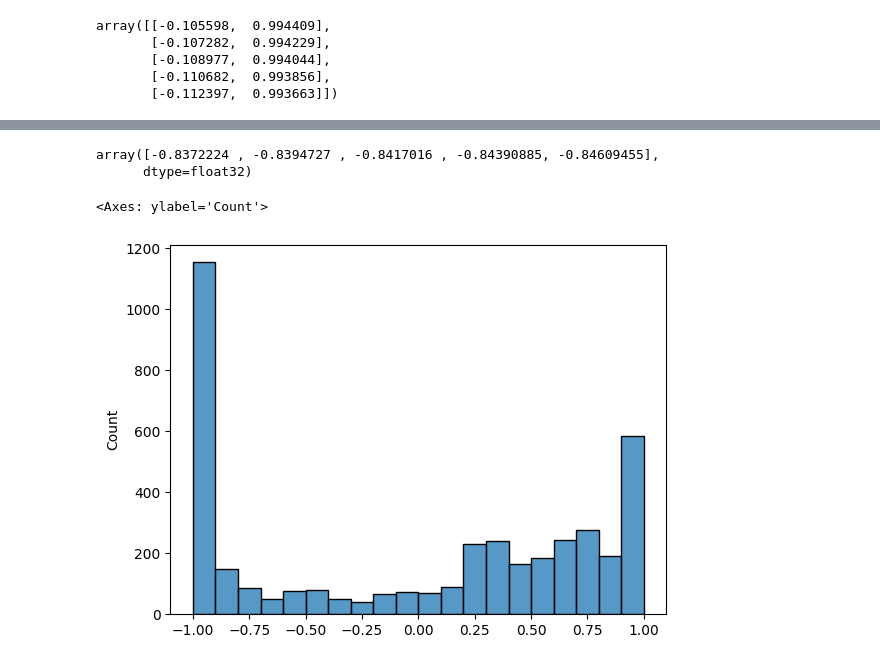
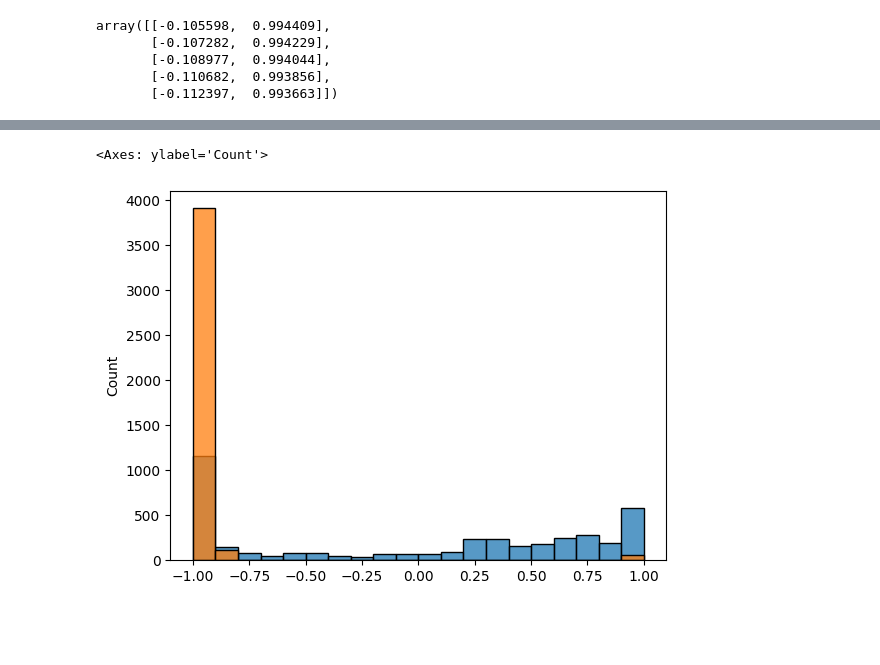
Before and after one commit to jerrymhuang/DreamDrone, a Jupyter notebook: FinalProject/exploration/trajectories.ipynb, the cells around one changed output, grey strips where cells are left out. Saved outputs shown, nothing was run; the diff lists cells and outputs as text; code cells hidden in the pictures; blank space fills up the shorter version.

```diff
--- a/FinalProject/exploration/trajectories.ipynb
+++ b/FinalProject/exploration/trajectories.ipynb
@@ -54,13 +68,11 @@ def relative_headings(path, headings, waypoints, skip=1):
 
     return relative_headings
 # %%
-rel_headings = relative_headings(path=path, headings=headings, waypoints=waypoints[:,0:2])
-rel_headings[0:5]
+n1_headings = relative_headings(path=path, headings=headings, waypoints=waypoints[:,0:2])
+n0_headings = relative_headings(path=path, headings=headings, waypoints=waypoints[:,0:2], skip=0)
-# %% [output]
-array([-0.8372224 , -0.8394727 , -0.8417016 , -0.84390885, -0.84609455],
-      dtype=float32)
 # %%
-sns.histplot(rel_headings, bins=20)
+sns.histplot(n1_headings, bins=20)
+sns.histplot(n0_headings, bins=20)
 # %% [output]
 <Axes: ylabel='Count'>
-[figure, old version]
+[figure, new version]
```
Also changed, not shown: parts of 5 cells of this notebook, 2 other files.
